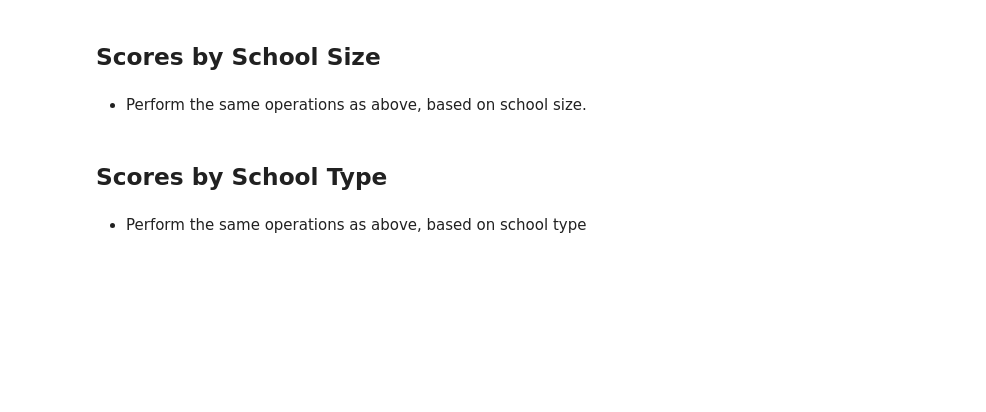
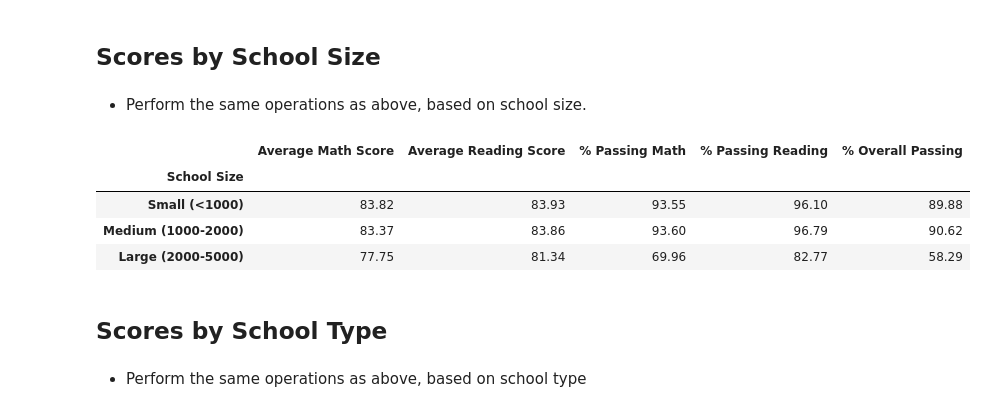
Before and after one commit to ClareSpecht/pandas-challenge, a Jupyter notebook: PyCitySchools/PyCitySchools.ipynb, the cells around one changed output. Cells and saved outputs as stored; diff of their text form; code cells hidden in the pictures; blank space fills up the shorter version.

Commit message:
Scores by Category Completed

```diff
--- a/PyCitySchools/PyCitySchools.ipynb
+++ b/PyCitySchools/PyCitySchools.ipynb
@@ -154,7 +156,9 @@ schoolsummary = pd.DataFrame({"School Type" : schooltype,
 schoolsummary.index.name = None
 
 #Format dataframe
-schoolsummary.style.format(formatter = {"Total School Budget" : "${:,.2f}", "Per Student Budget" : "${:,.2f}"})
+schoolsummary["Total School Budget"] = schoolsummary["Total School Budget"].map("${:,.2f}".format)
+schoolsummary["Per Student Budget"] = schoolsummary["Per Student Budget"].map("${:,.2f}".format)
+schoolsummary
 # %% [output]
 |  | School Type | Total Students | Total School Budget | Per Student Budget | Average Math Score | ... |
 | Bailey High School | District | 4976 | $3,124,928.00 | $628.00 | 77.048432 | ... |
@@ -261,6 +265,31 @@ avgschoolspend.round(2)
 ## Scores by School Size
 # %% [markdown]
 * Perform the same operations as above, based on school size.
+# %%
+#Define lower and upper limits for bins
+sizebins = [0, 1000, 2000, 5000]
+
+#Define bin names
+sizeranges = ["Small (<1000)", "Medium (1000-2000)", "Large (2000-5000)"]
+
+#Create a column that assigns appropirate bin to every row
+schoolsummary["School Size"] = pd.cut(schoolsummary["Total Students"], sizebins, labels=sizeranges, include_lowest=True)
+
+#Keep necessary columns
+sizesum = schoolsummary[["Average Math Score", "Average Reading Score", "% Passing Math", "% Passing Reading", "% Overall Passing", "School Size"]]
+
+#Group by School Size
+schoolsize = sizesum.groupby("School Size")
+
+#Output averages of each metric
+avgschoolsize = schoolsize.mean()
+avgschoolsize.round(2)
+# %% [output]
+|  | Average Math Score | Average Reading Score | % Passing Math | % Passing Reading | % Overall Passing |
+| School Size |  |  |  |  |  |
+| Small (<1000) | 83.82 | 83.93 | 93.55 | 96.10 | 89.88 |
+| Medium (1000-2000) | 83.37 | 83.86 | 93.60 | 96.79 | 90.62 |
+| Large (2000-5000) | 77.75 | 81.34 | 69.96 | 82.77 | 58.29 |
 # %% [markdown]
 ## Scores by School Type
 # %% [markdown]
```
Also changed, not shown: parts of 2 cells of this notebook.
